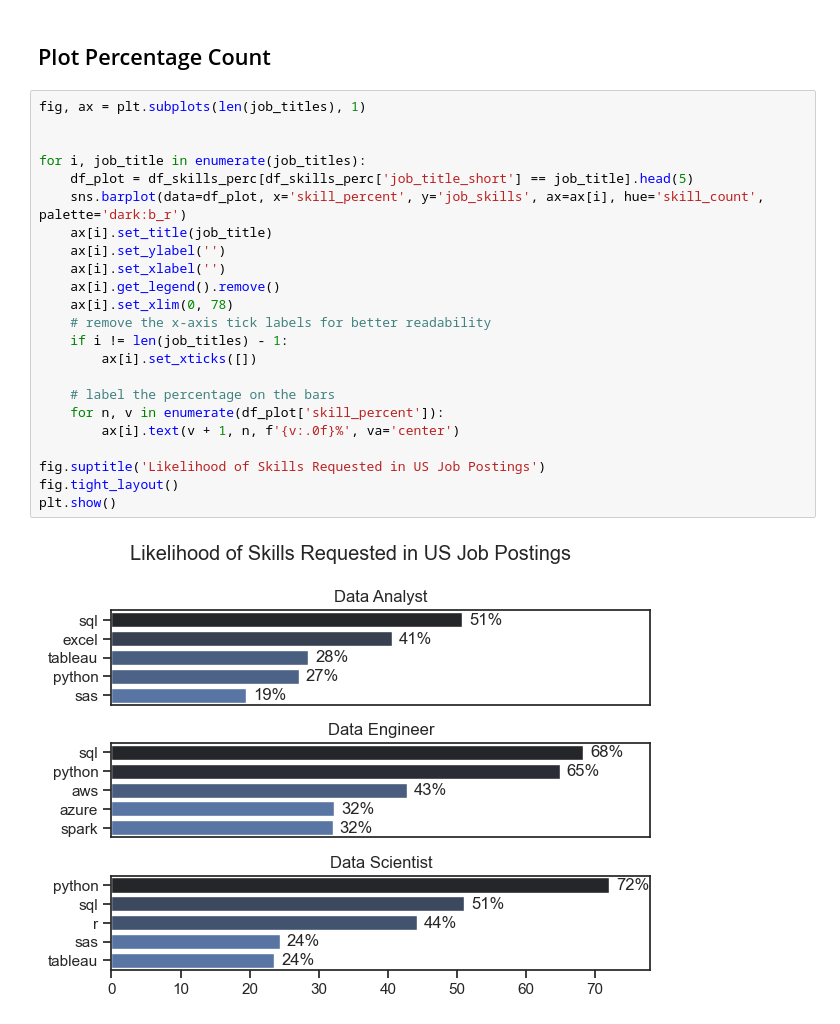
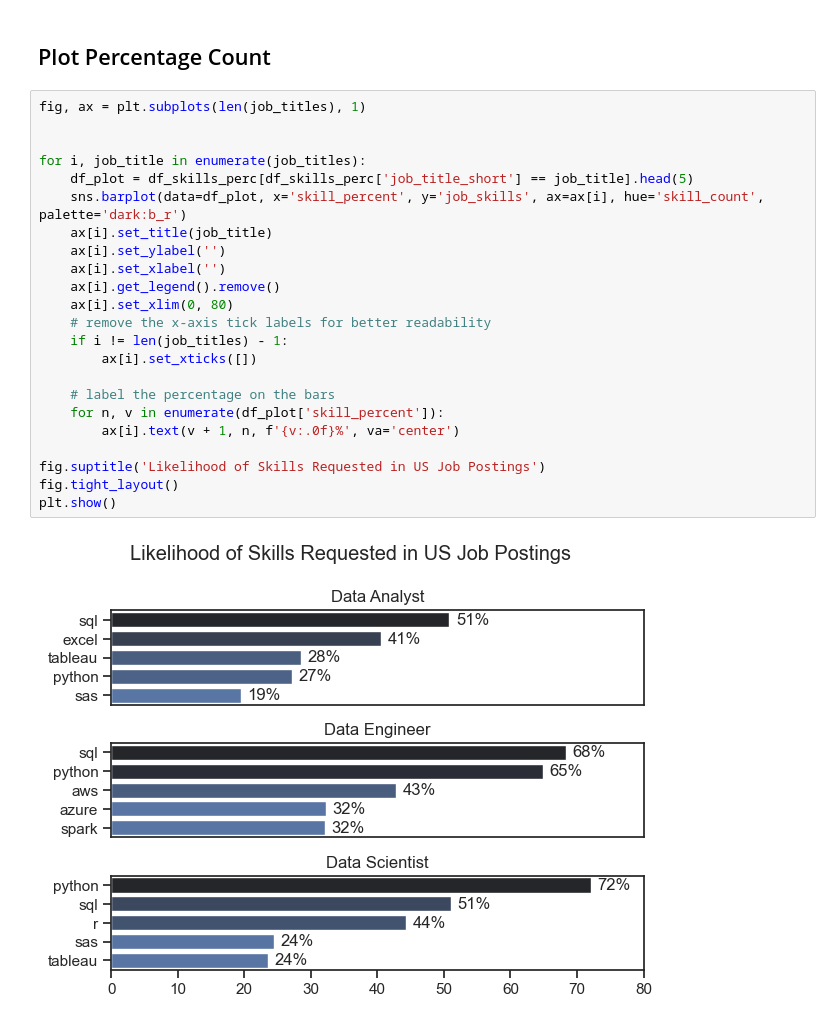
Before and after one commit to UsmanI2506/Python_Project_Data_Job_Analysis, a Jupyter notebook: project_python/2_Skills_Count.ipynb, the cells around one changed output. Cells and saved outputs as stored; diff of their text form.

Commit message:
added images & project 4

```diff
--- a/project_python/2_Skills_Count.ipynb
+++ b/project_python/2_Skills_Count.ipynb
@@ -148,25 +148,25 @@ df_skills_perc
 # %%
 fig, ax = plt.subplots(len(job_titles), 1)
 
 
 for i, job_title in enumerate(job_titles):
     df_plot = df_skills_perc[df_skills_perc['job_title_short'] == job_title].head(5)
     sns.barplot(data=df_plot, x='skill_percent', y='job_skills', ax=ax[i], hue='skill_count', palette='dark:b_r')
     ax[i].set_title(job_title)
     ax[i].set_ylabel('')
     ax[i].set_xlabel('')
     ax[i].get_legend().remove()
-    ax[i].set_xlim(0, 78)
+    ax[i].set_xlim(0, 80)
     # remove the x-axis tick labels for better readability
     if i != len(job_titles) - 1:
         ax[i].set_xticks([])
 
     # label the percentage on the bars
     for n, v in enumerate(df_plot['skill_percent']):
         ax[i].text(v + 1, n, f'{v:.0f}%', va='center')
 
 fig.suptitle('Likelihood of Skills Requested in US Job Postings')
 fig.tight_layout()
 plt.show()
 # %% [output]
-[figure, old version]
+[figure, new version]
```
Also changed, not shown: parts of 1 cell of this notebook, 6 other files.
